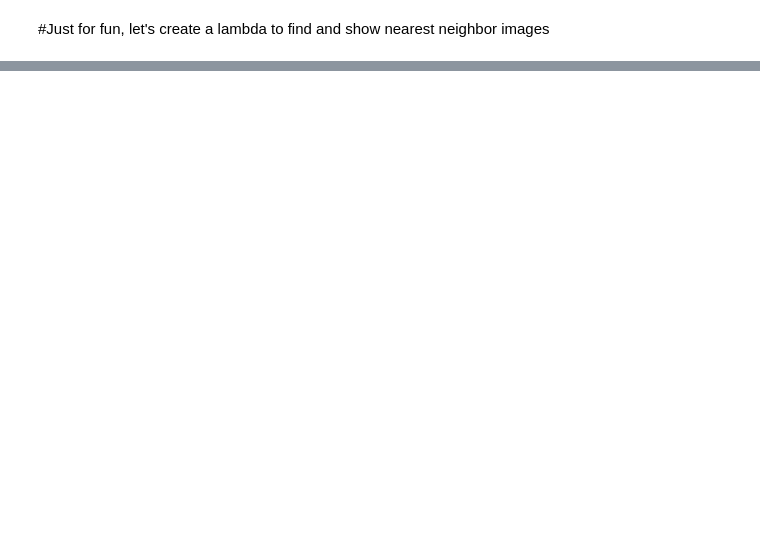
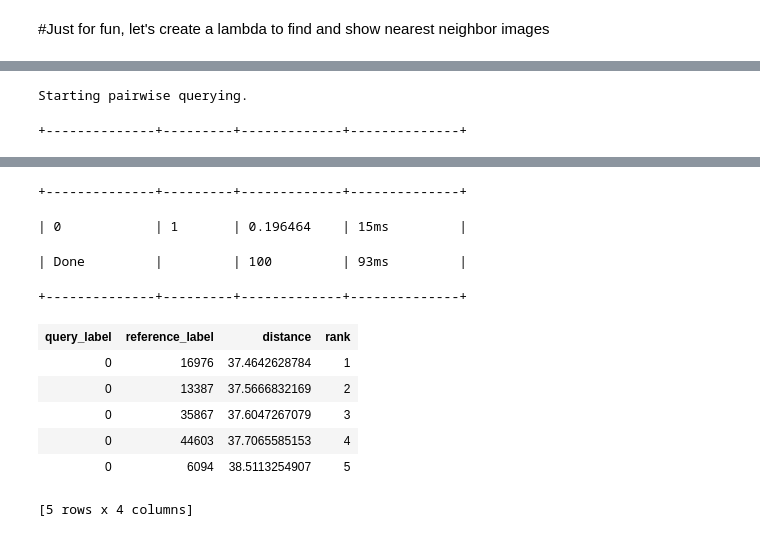
Before and after one commit to flashrbt/UM-ML, a Jupyter notebook: Week6/Deep Features for Image Retrieval.ipynb, the cells around one changed output, grey strips where cells are left out. Drawn from its saved outputs; the diff is of its cells as text; code cells hidden in the pictures; blank space fills up the shorter version.

```diff
--- a/Week6/Deep Features for Image Retrieval.ipynb
+++ b/Week6/Deep Features for Image Retrieval.ipynb
@@ -136,0 +175,2 @@ PROGRESS: +--------------+---------+-------------+--------------+
+# %%
+image_test = graphlab.SFrame('image_test_data/')
@@ -136,0 +179,9 @@ PROGRESS: +--------------+---------+-------------+--------------+
+# %%
+dog_model_knn=graphlab.nearest_neighbors.create(image_dog,features=['deep_features'],
+                                                label='id')
+cat_model_knn=graphlab.nearest_neighbors.create(image_cat,features=['deep_features'],
+                                                label='id')
+car_model_knn=graphlab.nearest_neighbors.create(image_car,features=['deep_features'],
+                                                label='id')
+bird_model_knn=graphlab.nearest_neighbors.create(image_bird,features=['deep_features'],
+                                                label='id')
@@ -136,0 +193,7 @@ PROGRESS: +--------------+---------+-------------+--------------+
+# %%
+cat1=image_test[0:1]
+# %%
+dog_model_knn.query(cat1)
+# %% [output]
+Starting pairwise querying.
++--------------+---------+-------------+--------------+
@@ -136,0 +201,11 @@ PROGRESS: +--------------+---------+-------------+--------------+
++--------------+---------+-------------+--------------+
+| 0            | 1       | 0.196464    | 15ms         |
+| Done         |         | 100         | 93ms         |
++--------------+---------+-------------+--------------+
+| query_label | reference_label | distance | rank |
+| 0 | 16976 | 37.4642628784 | 1 |
+| 0 | 13387 | 37.5666832169 | 2 |
+| 0 | 35867 | 37.6047267079 | 3 |
+| 0 | 44603 | 37.7065585153 | 4 |
+| 0 | 6094 | 38.5113254907 | 5 |
+[5 rows x 4 columns]
```
Also changed, not shown: parts of 13 cells of this notebook, 1 other file.
